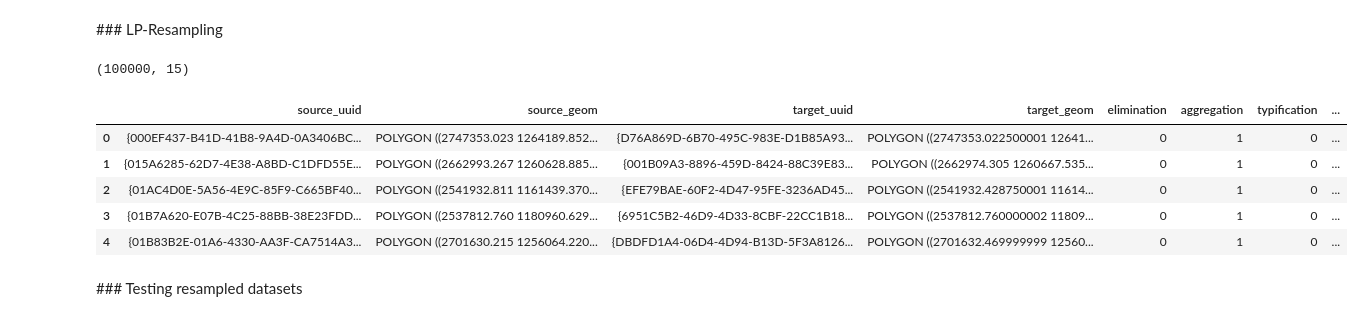
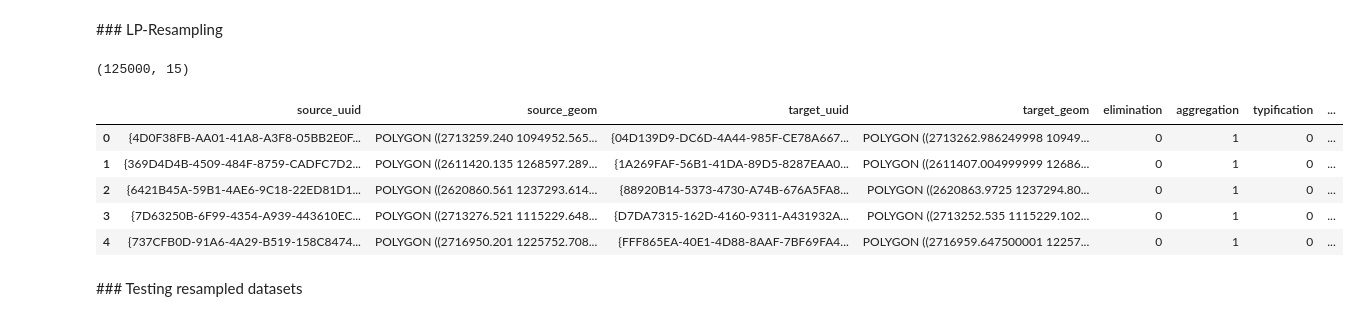
Before and after one commit to jorissenn/genops, a Jupyter notebook: 10_data_balancing.ipynb, the cells around one changed output. Saved outputs shown, nothing was run; the diff lists cells and outputs as text; code cells hidden in the pictures.

```diff
--- a/10_data_balancing.ipynb
+++ b/10_data_balancing.ipynb
@@ -30,7 +30,8 @@ buildings = read_table_from_db_multiple_geoms(engine,
                                                                  "block_id"])
 # %%
 operators = ("simplification", "enlargement", "elimination", "aggregation", "typification", "displacement")
-operators_no_elim = ("simplification", "enlargement", "aggregation", "typification", "displacement")
+operators_non_simplification = ("enlargement", "elimination", "aggregation", "typification", "displacement")
+operators_selection = ("enlargement", "aggregation", "typification", "displacement")
 # %% [markdown]
 ### Operator distribution within the training dataset
 # %%
@@ -64,20 +59,20 @@ MeanIR = 2.22, CVIR = 0.66
 # %% [markdown]
 ### LP-Resampling
 # %%
-target_size = 100_000
+target_size = 125_000
 
-buildings_resampled = lp_resample(buildings, operators, target_size)
+buildings_resampled = lp_resample(buildings, operators_selection, target_size)
 
 print(buildings_resampled.shape)
 buildings_resampled.head()
 # %% [output]
-(100000, 15)
+(125000, 15)
 |  | source_uuid | source_geom | target_uuid | target_geom | elimination | aggregation | typification | ... |
-| 0 | {000EF437-B41D-41B8-9A4D-0A3406BC... | POLYGON ((2747353.023 1264189.852... | {D76A869D-6B70-495C-983E-D1B85A93... | POLYGON ((2747353.022500001 12641... | 0 | 1 | 0 | ... |
-| 1 | {015A6285-62D7-4E38-A8BD-C1DFD55E... | POLYGON ((2662993.267 1260628.885... | {001B09A3-8896-459D-8424-88C39E83... | POLYGON ((2662974.305 1260667.535... | 0 | 1 | 0 | ... |
-| 2 | {01AC4D0E-5A56-4E9C-85F9-C665BF40... | POLYGON ((2541932.811 1161439.370... | {EFE79BAE-60F2-4D47-95FE-3236AD45... | POLYGON ((2541932.428750001 11614... | 0 | 1 | 0 | ... |
-| 3 | {01B7A620-E07B-4C25-88BB-38E23FDD... | POLYGON ((2537812.760 1180960.629... | {6951C5B2-46D9-4D33-8CBF-22CC1B18... | POLYGON ((2537812.760000002 11809... | 0 | 1 | 0 | ... |
-| 4 | {01B83B2E-01A6-4330-AA3F-CA7514A3... | POLYGON ((2701630.215 1256064.220... | {DBDFD1A4-06D4-4D94-B13D-5F3A8126... | POLYGON ((2701632.469999999 12560... | 0 | 1 | 0 | ... |
+| 0 | {4D0F38FB-AA01-41A8-A3F8-05BB2E0F... | POLYGON ((2713259.240 1094952.565... | {04D139D9-DC6D-4A44-985F-CE78A667... | POLYGON ((2713262.986249998 10949... | 0 | 1 | 0 | ... |
+| 1 | {369D4D4B-4509-484F-8759-CADFC7D2... | POLYGON ((2611420.135 1268597.289... | {1A269FAF-56B1-41DA-89D5-8287EAA0... | POLYGON ((2611407.004999999 12686... | 0 | 1 | 0 | ... |
+| 2 | {6421B45A-59B1-4AE6-9C18-22ED81D1... | POLYGON ((2620860.561 1237293.614... | {88920B14-5373-4730-A74B-676A5FA8... | POLYGON ((2620863.9725 1237294.80... | 0 | 1 | 0 | ... |
+| 3 | {7D63250B-6F99-4354-A939-443610EC... | POLYGON ((2713276.521 1115229.648... | {D7DA7315-162D-4160-9311-A431932A... | POLYGON ((2713252.535 1115229.102... | 0 | 1 | 0 | ... |
+| 4 | {737CFB0D-91A6-4A29-B519-158C8474... | POLYGON ((2716950.201 1225752.708... | {FFF865EA-40E1-4D88-8AAF-7BF69FA4... | POLYGON ((2716959.647500001 12257... | 0 | 1 | 0 | ... |
 # %% [markdown]
 ### Testing resampled datasets
 # %%
```
Also changed, not shown: parts of 10 cells of this notebook, 5 other files.
